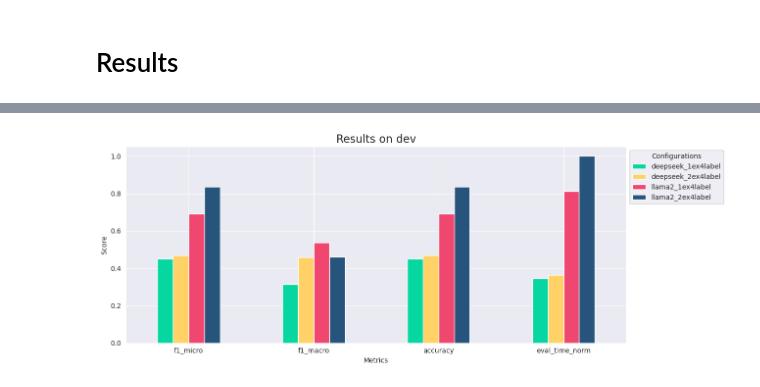
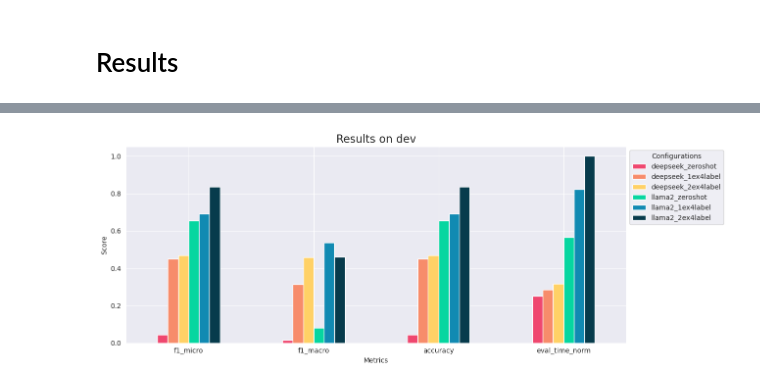
Before and after one commit to AlessandroGhiotto/thesis-nlp, a Jupyter notebook: src/agnews/fewshotCasualLM_agnews.ipynb, the cells around one changed output, grey strips where cells are left out. Saved outputs shown, nothing was run; the diff lists cells and outputs as text; code cells hidden in the pictures.

```diff
--- a/src/agnews/fewshotCasualLM_agnews.ipynb
+++ b/src/agnews/fewshotCasualLM_agnews.ipynb
@@ -277,18 +256,8 @@ results.append(get_results(details))
 # %%
 name = "fewshot_llama2_1ex4label.csv"
-
-config = {
-    "dataset_name": "agnews",
-    "experiment_name": "fewshot_classification",
-    "fewshot_df": _1ex_perlabel,
-    "test_df": dev_df,
-    "instruction": instruction,
-    "model": model,
-    "tokenizer": tokenizer,
-    "output_file": os.path.join(FOLDER_DIR, name),
-    "log_file": LOG_FILE,
-    "seed": 42,
-}
+config = base_config.copy()
+config["fewshot_df"] = _1ex_perlabel
+config["output_file"] = os.path.join(FOLDER_DIR, name)
 
 details = main_fewshot_classification(config)
 results.append(get_results(details))
@@ -308,18 +269,8 @@ results.append(get_results(details))
 # %%
 name = "fewshot_llama2_2ex4label.csv"
-
-config = {
-    "dataset_name": "agnews",
-    "experiment_name": "fewshot_classification",
-    "fewshot_df": _2ex_perlabel,
-    "test_df": dev_df,
-    "instruction": instruction,
-    "model": model,
-    "tokenizer": tokenizer,
-    "output_file": os.path.join(FOLDER_DIR, name),
-    "log_file": LOG_FILE,
-    "seed": 42,
-}
+config = base_config.copy()
+config["fewshot_df"] = _2ex_perlabel
+config["output_file"] = os.path.join(FOLDER_DIR, name)
 
 details = main_fewshot_classification(config)
 results.append(get_results(details))
@@ -352,21 +294,21 @@ display(df_results.round(3))
 # %%
 # df_results = pd.read_csv(os.path.join(FOLDER_DIR, "fewshotCasualLM_results_dev.csv"))
 
 plot_df = df_results.set_index('method')
 plot_df["eval_time_norm"] = plot_df["eval_time"] / max(plot_df["eval_time"])
 plot_df.drop(columns=["eval_time"], inplace=True)
-# colors = ['#ef476f', '#f78c6b', '#ffd166', '#06d6a0', '#118ab2', '#073b4c', '#aaaaaa']
-colors = ['#06d6a0', '#ffd166', '#ef476f', '#26547c']
+colors = ['#ef476f', '#f78c6b', '#ffd166', '#06d6a0', '#118ab2', '#073b4c', '#aaaaaa']
+# colors = ['#06d6a0', '#ffd166', '#ef476f', '#26547c']
 ax = plot_df.T.plot(kind='bar', figsize=(13, 5), color=colors)
 
 plt.title('Results on dev', fontsize=16)
 plt.xlabel('Metrics')
 plt.ylabel('Score')
 plt.xticks(rotation=0)
 plt.legend(title='Configurations', bbox_to_anchor=(1, 1), loc='upper left')
 plt.grid(True)
 
 plt.tight_layout()
 plt.show()
 # %% [output]
-[figure, old version]
+[figure, new version]
```
Also changed, not shown: parts of 18 cells of this notebook, 8 other files.
